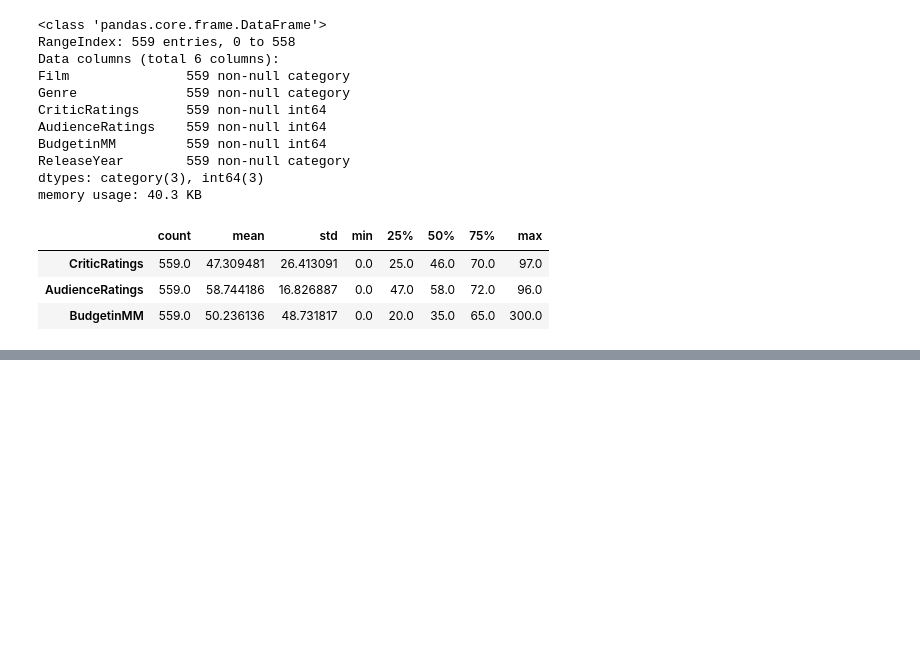
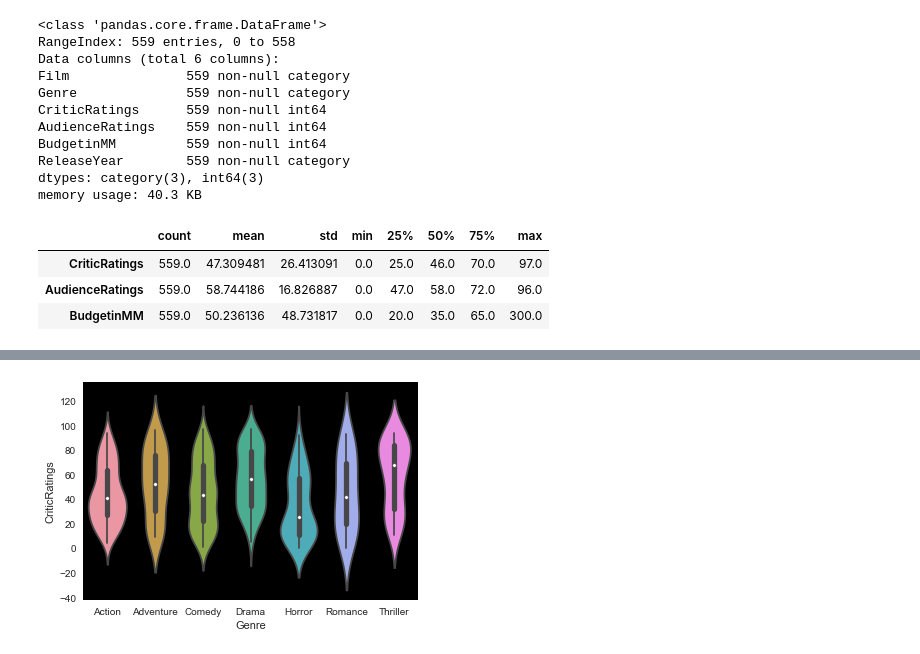
Before and after one commit to sadhana-lenkala/Visualization, a Jupyter notebook: Dashboard using seaborn plots and plt plots.ipynb, the cells around one changed output, grey strips where cells are left out. Cells and saved outputs as stored; diff of their text form; code cells hidden in the pictures; blank space fills up the shorter version.

```diff
--- a/Dashboard using seaborn plots and plt plots.ipynb
+++ b/Dashboard using seaborn plots and plt plots.ipynb
@@ -89,0 +98,5 @@ b = sns.boxplot(y='AudienceRatings', x= 'Genre', hue=None, data=Movie_data, ax =
+# %%
+#violin plots
+vrt=sns.violinplot(x='Genre',y='CriticRatings',pallete ='inferno', data = Movie_data)
+# %% [output]
+[figure, added]
```
Also changed, not shown: parts of 3 cells of this notebook.
